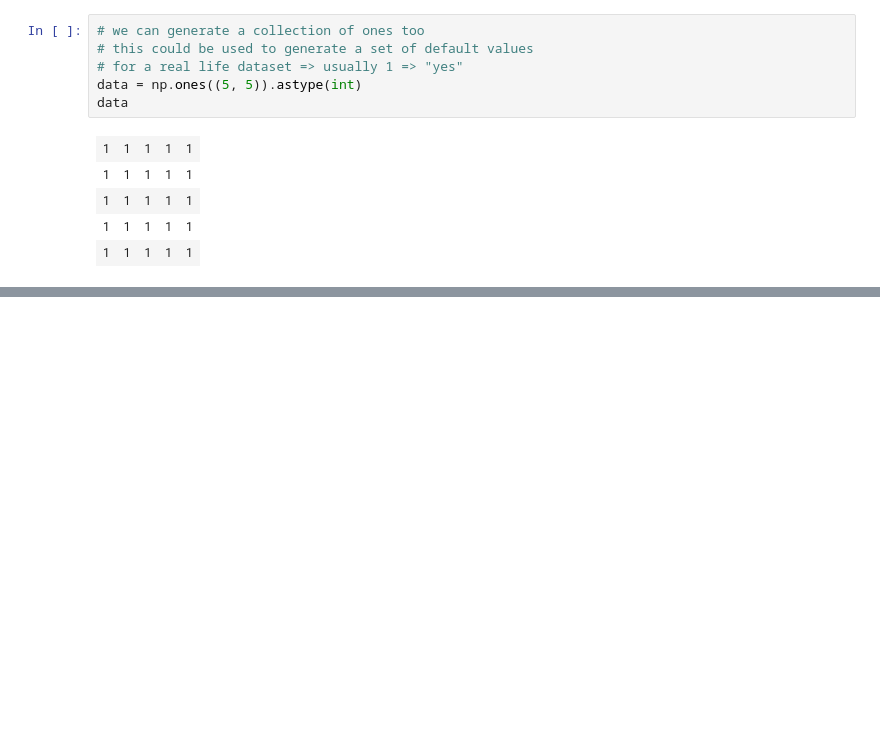
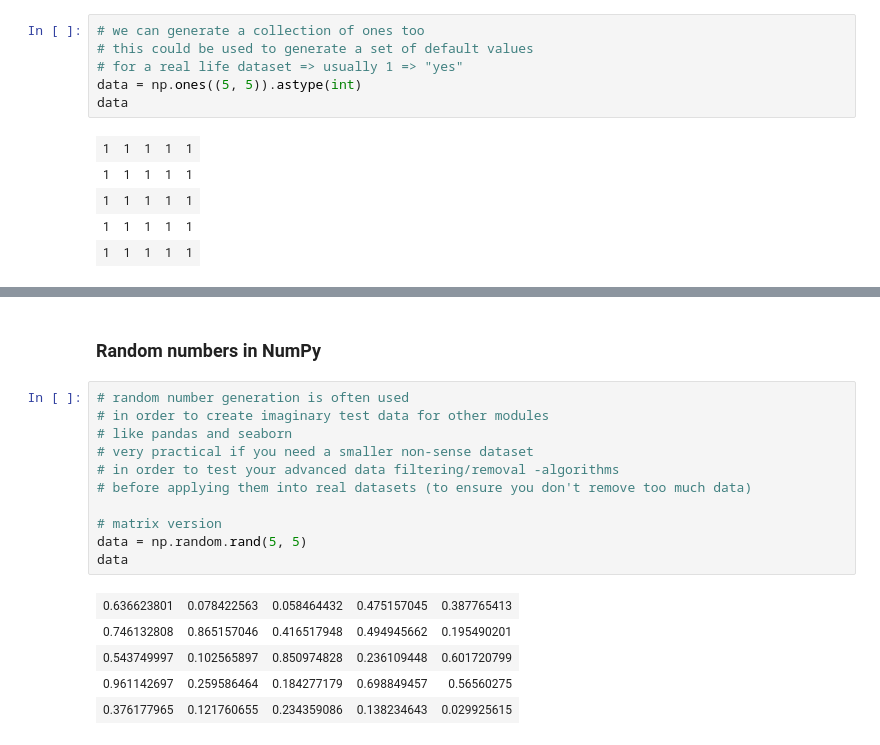
Before and after one commit to tuomasvaltanenLUAS/DataAnalytics2026, a Jupyter notebook: lecture2_numpy/numpy_examples1.ipynb, the cells around one changed output, grey strips where cells are left out. Cells and saved outputs as stored; diff of their text form; blank space fills up the shorter version.

```diff
--- a/lecture2_numpy/numpy_examples1.ipynb
+++ b/lecture2_numpy/numpy_examples1.ipynb
@@ -172,0 +201,19 @@ data
+# %% [markdown]
+### Random numbers in NumPy
+# %%
+# random number generation is often used
+# in order to create imaginary test data for other modules
+# like pandas and seaborn
+# very practical if you need a smaller non-sense dataset
+# in order to test your advanced data filtering/removal -algorithms
+# before applying them into real datasets (to ensure you don't remove too much data)
+
+# matrix version
+data = np.random.rand(5, 5)
+data
+# %% [output]
+| 0.636623801 | 0.078422563 | 0.058464432 | 0.475157045 | 0.387765413 |
+| 0.746132808 | 0.865157046 | 0.416517948 | 0.494945662 | 0.195490201 |
+| 0.543749997 | 0.102565897 | 0.850974828 | 0.236109448 | 0.601720799 |
+| 0.961142697 | 0.259586464 | 0.184277179 | 0.698849457 | 0.56560275 |
+| 0.376177965 | 0.121760655 | 0.234359086 | 0.138234643 | 0.029925615 |
```
Also changed, not shown: parts of 6 cells of this notebook.
